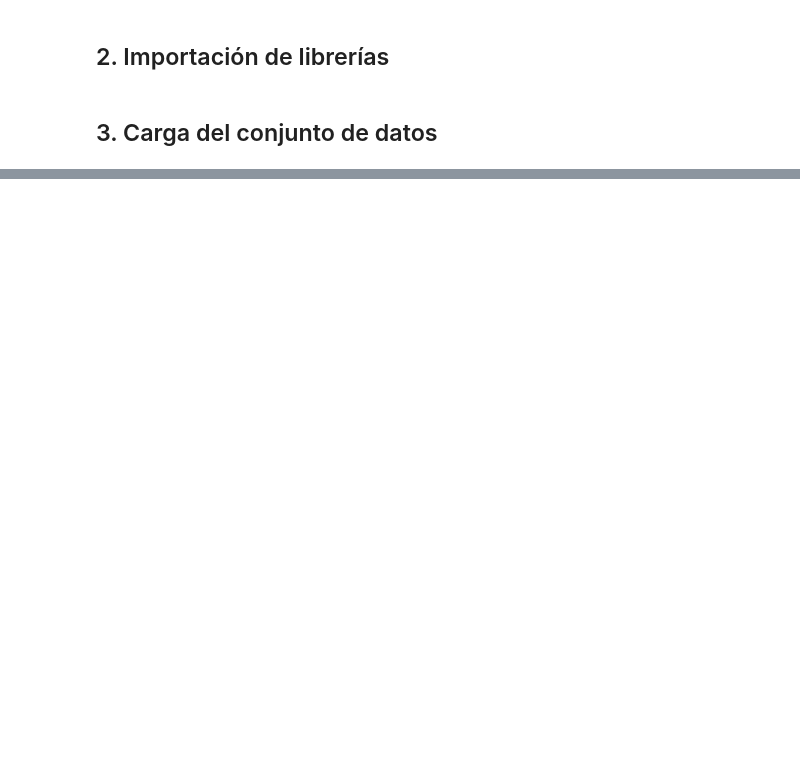
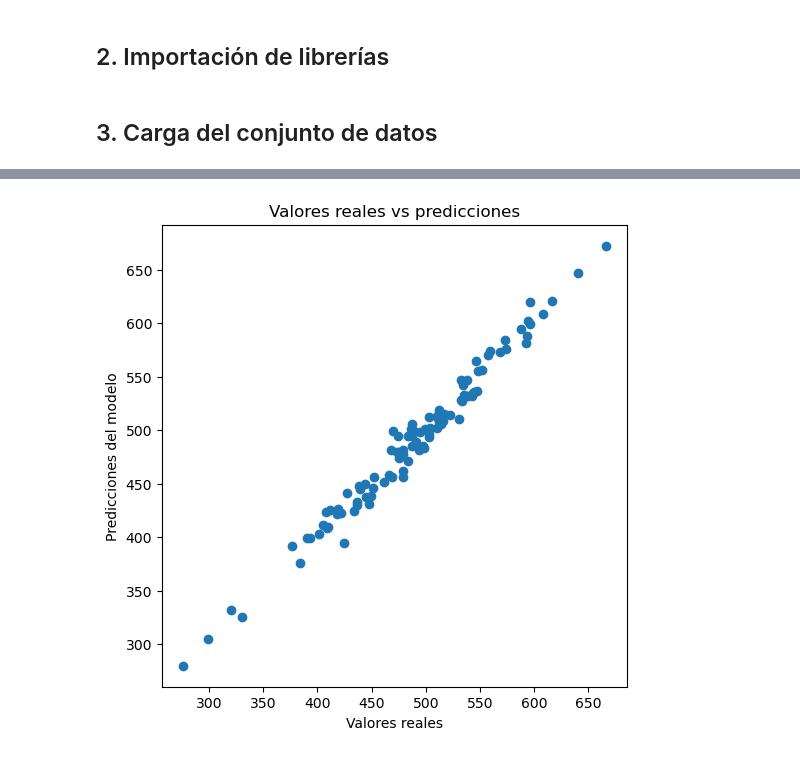
Before and after one commit to noloquintana/ecommerce-customer-spending-prediction, a Jupyter notebook: proyecto_prediccion_gasto_clientes_ecommerce.ipynb, the cells around one changed output, grey strips where cells are left out. Cells and saved outputs as stored; diff of their text form; code cells hidden in the pictures; blank space fills up the shorter version.

```diff
--- a/proyecto_prediccion_gasto_clientes_ecommerce.ipynb
+++ b/proyecto_prediccion_gasto_clientes_ecommerce.ipynb
@@ -58,0 +253,5 @@ df.head()
+# %%
+# Dividir los datos en conjunto de entrenamiento (80%) y conjunto de prueba (20%)
+X_train, X_test, y_train, y_test = train_test_split(
+    X, y, test_size=0.2, random_state=42
+)
@@ -58,0 +278,6 @@ df.head()
+# %%
+# Crear el modelo de regresión lineal
+modelo = LinearRegression()
+# %%
+# Entrenar el modelo utilizando los datos de entrenamiento
+modelo.fit(X_train, y_train)
@@ -58,0 +303,3 @@ df.head()
+# %%
+# Realizar predicciones sobre el conjunto de prueba
+y_pred = modelo.predict(X_test)
@@ -58,0 +370,9 @@ df.head()
+# %%
+plt.figure(figsize=(6,6))
+plt.scatter(y_test, y_pred)
+plt.xlabel("Valores reales")
+plt.ylabel("Predicciones del modelo")
+plt.title("Valores reales vs predicciones")
+plt.show()
+# %% [output]
+[figure, added]
```
Also changed, not shown: parts of 70 cells of this notebook.
